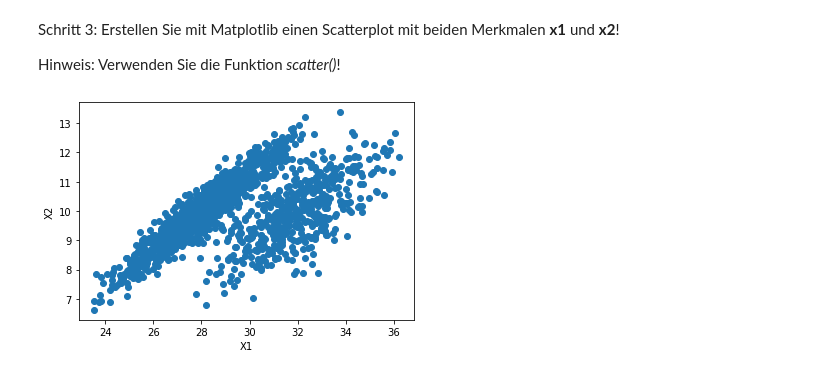
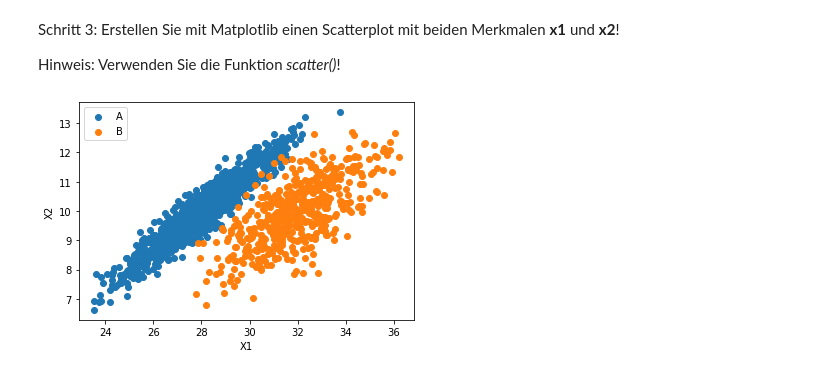
Before and after one commit to edgarWolf/lecture-pattern-recognition-machine-learning, a Jupyter notebook: Übung 1/Übung 1.ipynb, the cells around one changed output. Drawn from its saved outputs; the diff is of its cells as text; code cells hidden in the pictures.

```diff
--- a/Übung 1/Übung 1.ipynb
+++ b/Übung 1/Übung 1.ipynb
@@ -24,3 +24,6 @@ df.head(5)
 Schritt 2: Erstellen Sie mit Matplotlib ein Histogramm aus dem ersten Merkmal **x1**!
 
 Hinweis: Verwenden Sie die Funktion _hist()_!
+# %%
+labels = df["Label"].unique()
+labels
@@ -31,0 +38,6 @@ plt.show()
+# %%
+for label in labels:
+    plt.hist(df[df["Label"] == label]["x1"], label=label, alpha=.7)
+plt.xlabel("x1")
+plt.legend()
+plt.show()
@@ -34,9 +48,12 @@ Schritt 3: Erstellen Sie mit Matplotlib einen Scatterplot mit beiden Merkmalen *
 
 Hinweis: Verwenden Sie die Funktion _scatter()_!
 # %%
-plt.scatter(x=df["x1"], y=df["x2"])
+labels = df["Label"].unique()
+for label in labels:
+    plt.scatter(x=df[df["Label"] == label]["x1"], y=df[df["Label"] == label]["x2"], label=label)
 plt.xlabel("X1")
 plt.ylabel("X2")
+plt.legend()
 plt.show()
 # %% [output]
-[figure, old version]
+[figure, new version]
```
Also changed, not shown: parts of 3 cells of this notebook.
